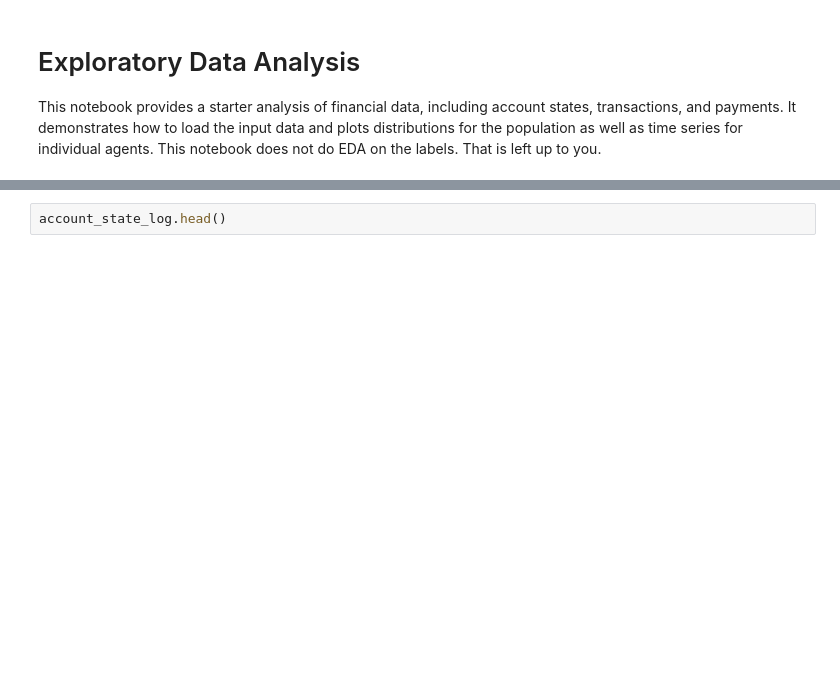
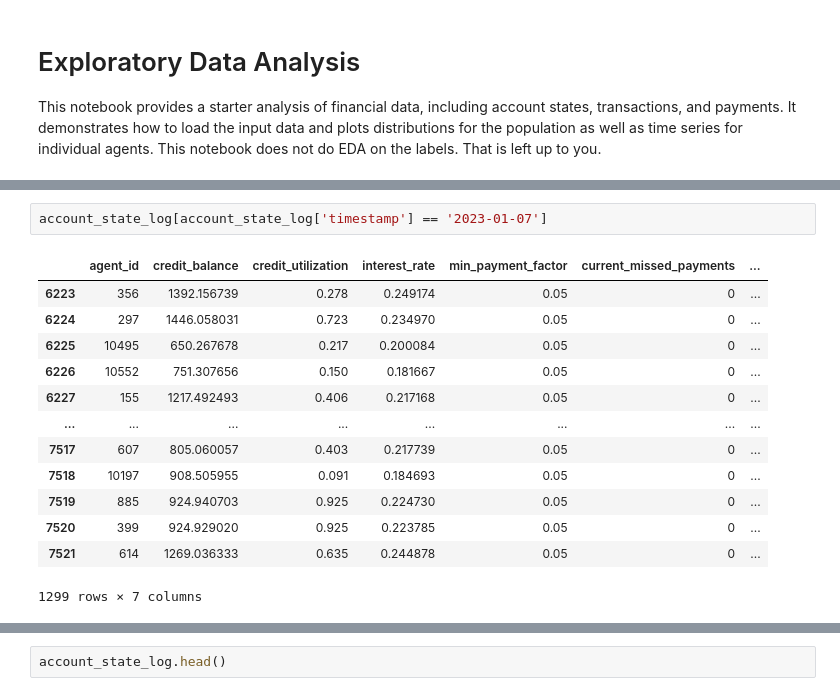
Before and after one commit to mustafa-droid18/Beyond_The_Hack, a Jupyter notebook: EDA (2).ipynb, the cells around one changed output, grey strips where cells are left out. Drawn from its saved outputs; the diff is of its cells as text; blank space fills up the shorter version.

```diff
--- a/EDA (2).ipynb
+++ b/EDA (2).ipynb
@@ -22,0 +62,16 @@ payments_log = pd.read_csv('../synthcc_train_set/payments_log.csv', parse_dates=
+# %%
+account_state_log[account_state_log['timestamp'] == '2023-01-07']
+# %% [output]
+|  | agent_id | credit_balance | credit_utilization | interest_rate | min_payment_factor | current_missed_payments | ... |
+| 6223 | 356 | 1392.156739 | 0.278 | 0.249174 | 0.05 | 0 | ... |
+| 6224 | 297 | 1446.058031 | 0.723 | 0.234970 | 0.05 | 0 | ... |
+| 6225 | 10495 | 650.267678 | 0.217 | 0.200084 | 0.05 | 0 | ... |
+| 6226 | 10552 | 751.307656 | 0.150 | 0.181667 | 0.05 | 0 | ... |
+| 6227 | 155 | 1217.492493 | 0.406 | 0.217168 | 0.05 | 0 | ... |
+| ... | ... | ... | ... | ... | ... | ... | ... |
+| 7517 | 607 | 805.060057 | 0.403 | 0.217739 | 0.05 | 0 | ... |
+| 7518 | 10197 | 908.505955 | 0.091 | 0.184693 | 0.05 | 0 | ... |
+| 7519 | 885 | 924.940703 | 0.925 | 0.224730 | 0.05 | 0 | ... |
+| 7520 | 399 | 924.929020 | 0.925 | 0.223785 | 0.05 | 0 | ... |
+| 7521 | 614 | 1269.036333 | 0.635 | 0.244878 | 0.05 | 0 | ... |
+1299 rows × 7 columns
```
Also changed, not shown: parts of 29 cells of this notebook, 2 other files.
